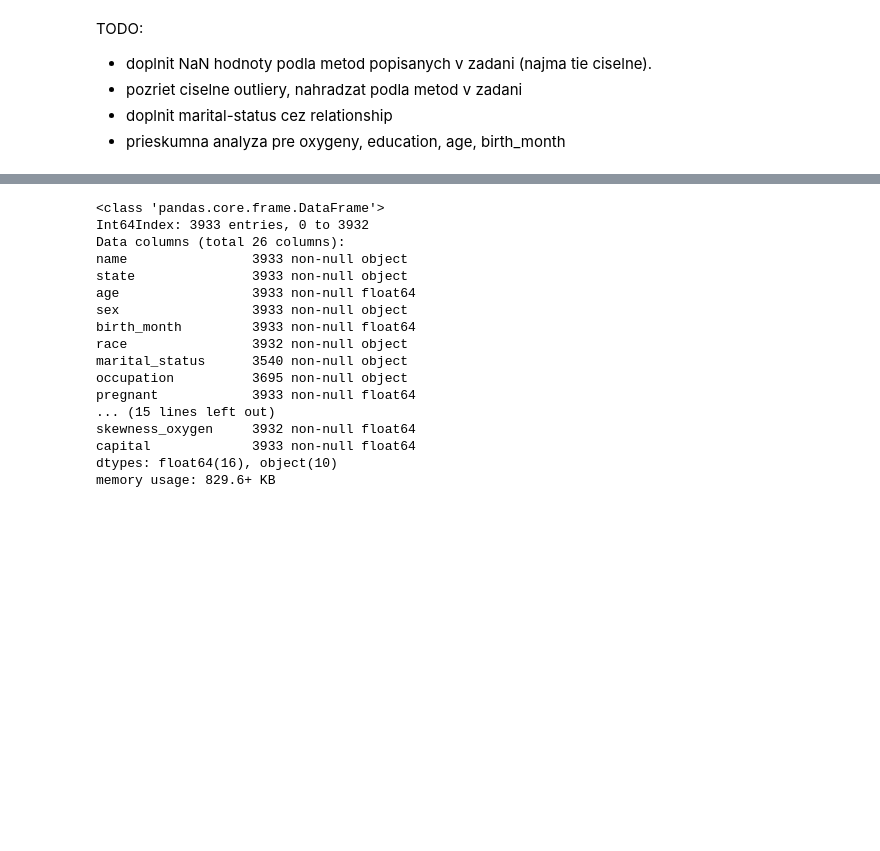
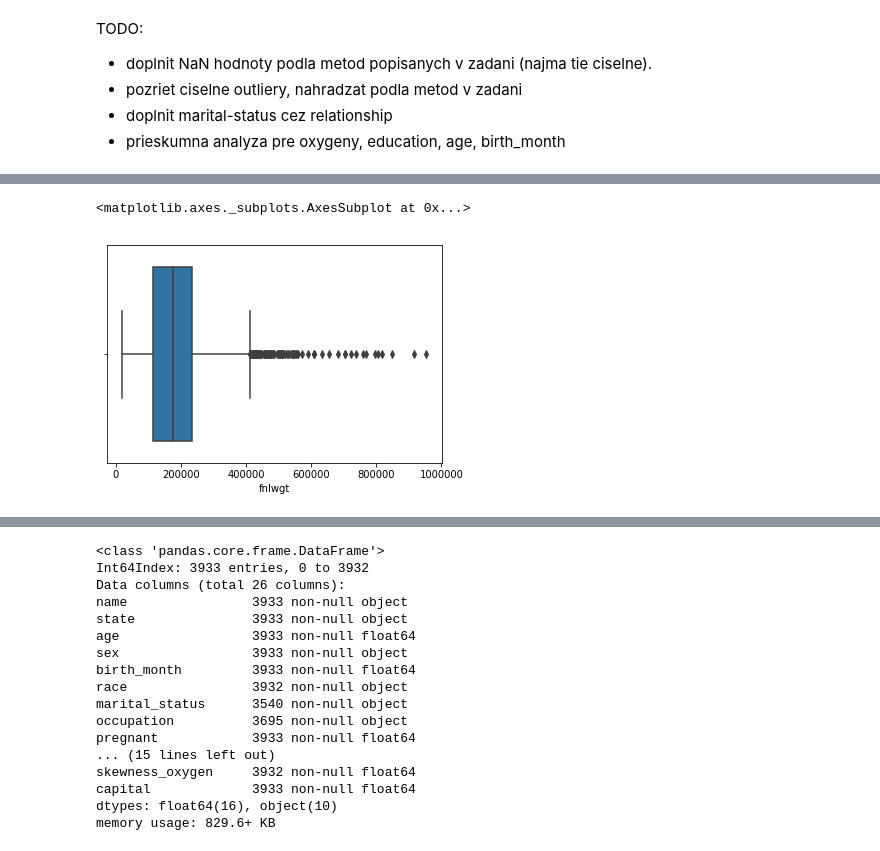
Before and after one commit to Gugliar/IAU-projekt, a Jupyter notebook: IAU_z2_Tibensky_Jedinak.ipynb, the cells around one changed output, grey strips where cells are left out. Saved outputs shown, nothing was run; the diff lists cells and outputs as text; code cells hidden in the pictures; blank space fills up the shorter version.

```diff
--- a/IAU_z2_Tibensky_Jedinak.ipynb
+++ b/IAU_z2_Tibensky_Jedinak.ipynb
@@ -366,0 +401,5 @@ TODO:
+# %%
+sns.boxplot('fnlwgt', data=data)
+# %% [output]
+<matplotlib.axes._subplots.AxesSubplot at 0x...>
+[figure, added]
```
Also changed, not shown: parts of 59 cells of this notebook.
